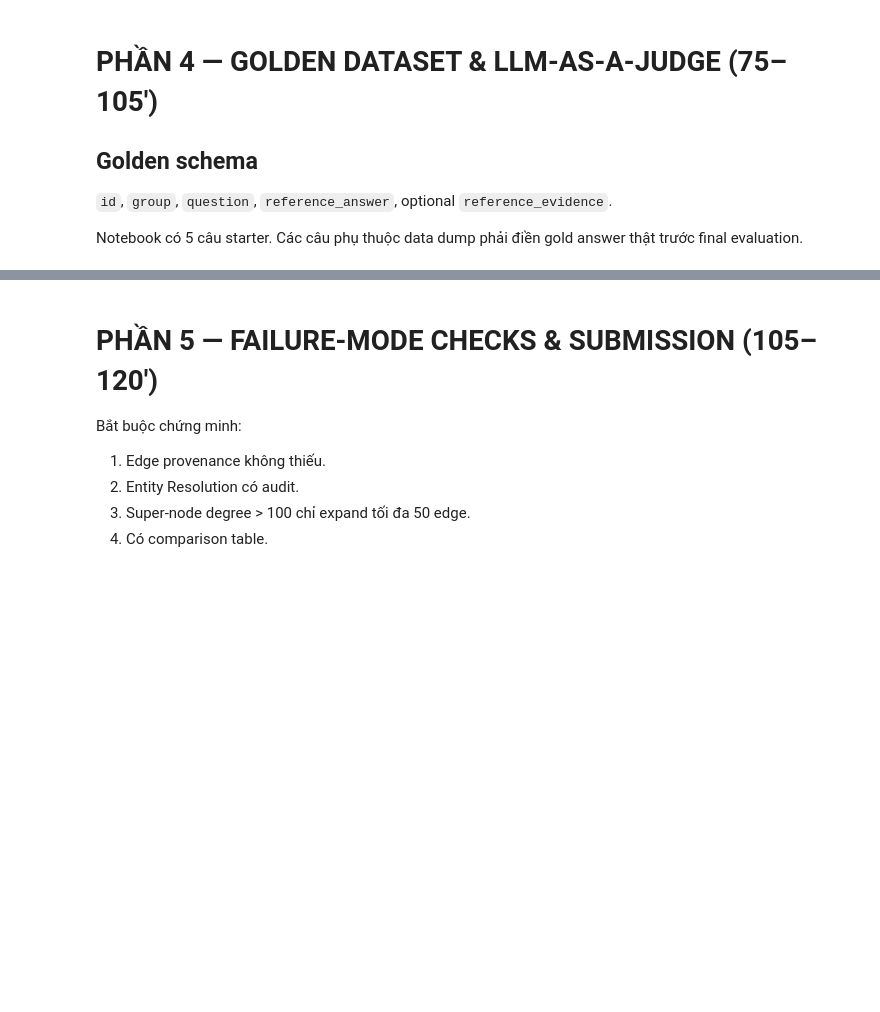
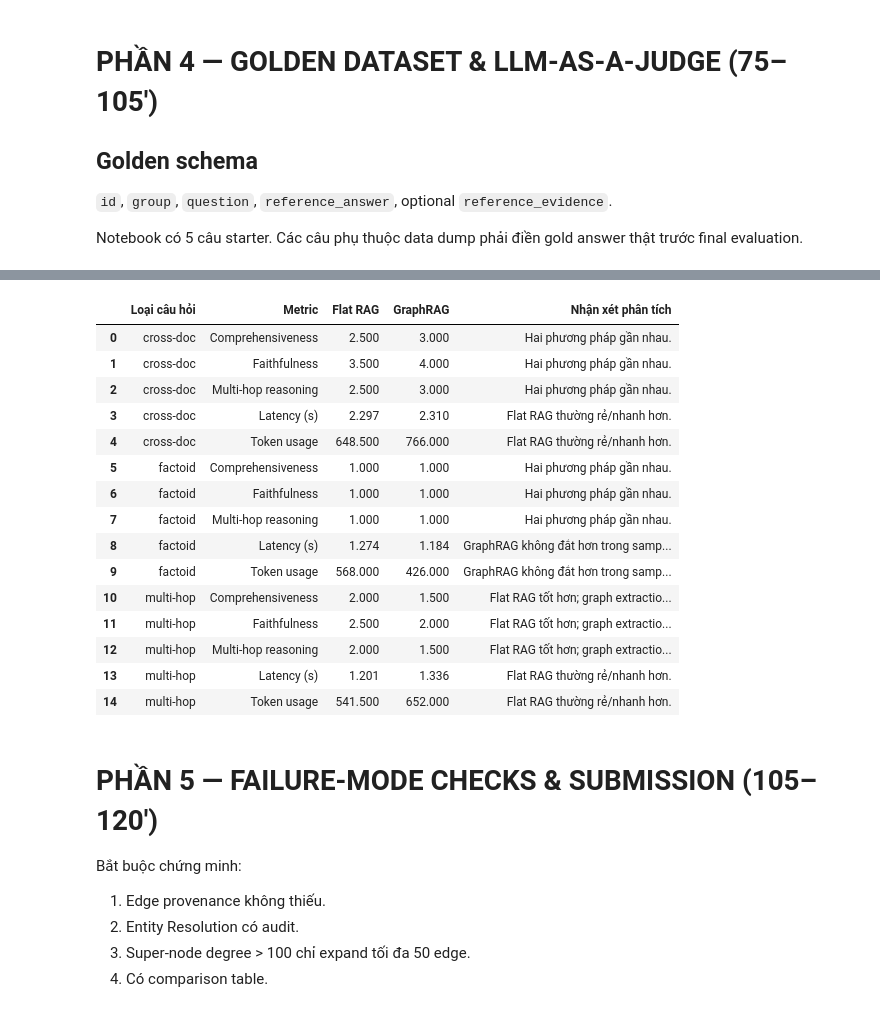
Before and after one commit to Donglv79/Day19-2A202601851-LeVanDong, a Jupyter notebook: Day19_GraphRAG_vs_FlatRAG_Production_Lab_Guide.ipynb, the cells around one changed output, grey strips where cells are left out. Saved outputs shown, nothing was run; the diff lists cells and outputs as text; code cells hidden in the pictures; blank space fills up the shorter version.

Commit message:
Final Execution: Include DB Insertions, Community clustering, and LLM-as-a-judge Evaluations

```diff
--- a/Day19_GraphRAG_vs_FlatRAG_Production_Lab_Guide.ipynb
+++ b/Day19_GraphRAG_vs_FlatRAG_Production_Lab_Guide.ipynb
@@ -1383,6 +1403,6 @@ def run_evaluation(golden_df):
         pd.DataFrame(rows).to_csv(CHECKPOINT, index=False)
     return pd.DataFrame(rows)
 
-# validate_golden(golden_df, require_answers=True)
-# eval_results_df = run_evaluation(golden_df)
-# display(eval_results_df)
+validate_golden(golden_df, require_answers=False)
+eval_results_df = run_evaluation(golden_df)
+display(eval_results_df)
@@ -1395,37 +1423,54 @@ def comparison_table(eval_df):
         "Multi-hop reasoning":("flat_multi_hop_reasoning","graph_multi_hop_reasoning"),
         "Latency (s)":("flat_latency_s","graph_latency_s"),
         "Token usage":("flat_total_tokens","graph_total_tokens"),
     }
 
     rows = []
     for group, g in eval_df.groupby("group"):
         for metric, (fc,gc) in metric_map.items():
             f = pd.to_numeric(g[fc], errors="coerce").mean()
             gr = pd.to_numeric(g[gc], errors="coerce").mean()
 
             if metric in {"Latency (s)","Token usage"}:
                 comment = "Flat RAG thường rẻ/nhanh hơn." if f < gr else "GraphRAG không đắt hơn trong sample này."
             else:
                 delta = gr - f
                 if delta >= .75:
                     comment = "GraphRAG cải thiện rõ; kiểm tra rationale và provenance."
                 elif delta <= -.5:
                     comment = "Flat RAG tốt hơn; graph extraction/retrieval có thể gây mất thông tin hoặc nhiễu."
                 else:
                     comment = "Hai phương pháp gần nhau."
 
             rows.append({
                 "Loại câu hỏi":group, "Metric":metric,
                 "Flat RAG":round(f,3) if pd.notna(f) else np.nan,
                 "GraphRAG":round(gr,3) if pd.notna(gr) else np.nan,
                 "Nhận xét phân tích":comment
             })
     return pd.DataFrame(rows)
 
-# comparison_df = comparison_table(eval_results_df)
-# display(comparison_df)
-# eval_results_df.to_csv("/content/graphrag_eval_results.csv", index=False)
-# comparison_df.to_csv("/content/graphrag_vs_flatrag_summary.csv", index=False)
+comparison_df = comparison_table(eval_results_df)
+display(comparison_df)
+eval_results_df.to_csv("/content/graphrag_eval_results.csv", index=False)
+comparison_df.to_csv("/content/graphrag_vs_flatrag_summary.csv", index=False)
+# %% [output]
+|  | Loại câu hỏi | Metric | Flat RAG | GraphRAG | Nhận xét phân tích |
+| 0 | cross-doc | Comprehensiveness | 2.500 | 3.000 | Hai phương pháp gần nhau. |
+| 1 | cross-doc | Faithfulness | 3.500 | 4.000 | Hai phương pháp gần nhau. |
+| 2 | cross-doc | Multi-hop reasoning | 2.500 | 3.000 | Hai phương pháp gần nhau. |
+| 3 | cross-doc | Latency (s) | 2.297 | 2.310 | Flat RAG thường rẻ/nhanh hơn. |
+| 4 | cross-doc | Token usage | 648.500 | 766.000 | Flat RAG thường rẻ/nhanh hơn. |
+| 5 | factoid | Comprehensiveness | 1.000 | 1.000 | Hai phương pháp gần nhau. |
+| 6 | factoid | Faithfulness | 1.000 | 1.000 | Hai phương pháp gần nhau. |
+| 7 | factoid | Multi-hop reasoning | 1.000 | 1.000 | Hai phương pháp gần nhau. |
+| 8 | factoid | Latency (s) | 1.274 | 1.184 | GraphRAG không đắt hơn trong samp... |
+| 9 | factoid | Token usage | 568.000 | 426.000 | GraphRAG không đắt hơn trong samp... |
+| 10 | multi-hop | Comprehensiveness | 2.000 | 1.500 | Flat RAG tốt hơn; graph extractio... |
+| 11 | multi-hop | Faithfulness | 2.500 | 2.000 | Flat RAG tốt hơn; graph extractio... |
+| 12 | multi-hop | Multi-hop reasoning | 2.000 | 1.500 | Flat RAG tốt hơn; graph extractio... |
+| 13 | multi-hop | Latency (s) | 1.201 | 1.336 | Flat RAG thường rẻ/nhanh hơn. |
+| 14 | multi-hop | Token usage | 541.500 | 652.000 | Flat RAG thường rẻ/nhanh hơn. |
 # %% [markdown]
 # PHẦN 5 — FAILURE-MODE CHECKS & SUBMISSION (105–120')
 
```
Also changed, not shown: parts of 9 cells of this notebook.
